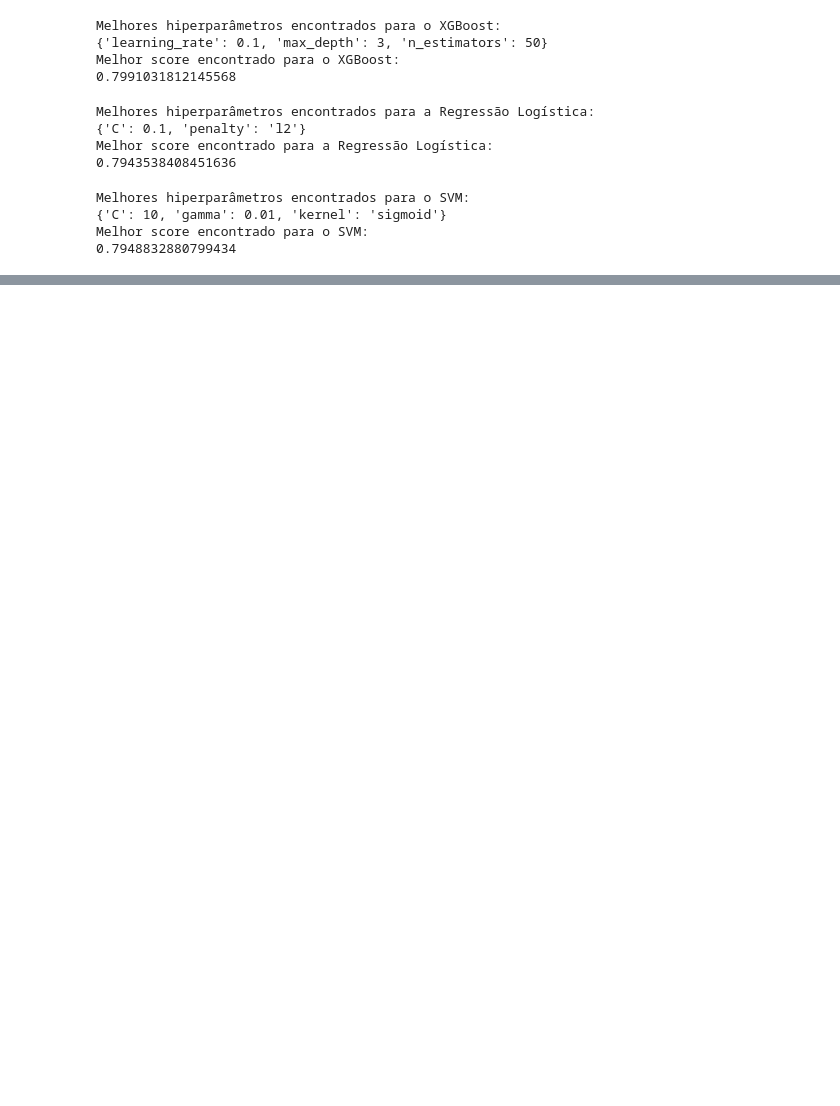
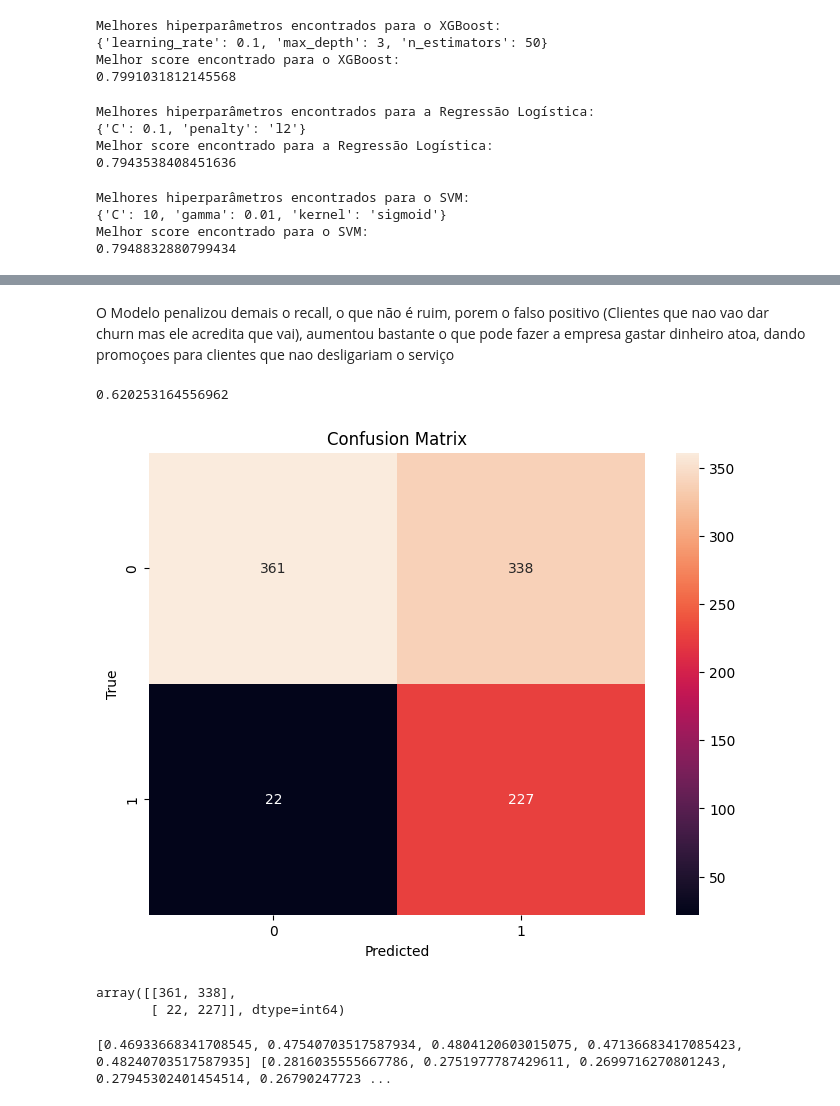
Before and after one commit to FilipeSCampos/Churn-ML, a Jupyter notebook: churn.ipynb, the cells around one changed output, grey strips where cells are left out. Cells and saved outputs as stored; diff of their text form; code cells hidden in the pictures; blank space fills up the shorter version.

```diff
--- a/churn.ipynb
+++ b/churn.ipynb
@@ -728,0 +784,24 @@ Matriz de Confusão:
+# %%
+from sklearn.model_selection import GridSearchCV
+from catboost import CatBoostClassifier
+
+# Definir os parâmetros para o grid search
+param_grid = {
+    'depth': [4, 6, 8],
+    'learning_rate': [0.01, 0.1, 0.3],
+    'iterations': [50, 100, 200],
+    'scale_pos_weight': [1, 2, 5]
+}
+
+# Criar o modelo CatBoost
+catboost = CatBoostClassifier(verbose=0)
+
+# Realizar o grid search
+grid_search = GridSearchCV(estimator=catboost, param_grid=param_grid, cv=5, scoring='recall', n_jobs=-1)
+grid_search.fit(X_train, y_train)
+
+# Imprimir os melhores hiperparâmetros e score encontrado
+print("Melhores hiperparâmetros encontrados para o CatBoost:")
+print(grid_search.best_params_)
+print("Melhor score encontrado para o CatBoost:")
+print(grid_search.best_score_)
@@ -728,0 +813,9 @@ Matriz de Confusão:
+# %%
+# Treinar o modelo CatBoost com os melhores hiperparâmetros encontrados
+best_catboost = CatBoostClassifier(depth=4, iterations=100, learning_rate=0.01, scale_pos_weight=5, verbose=0)
+best_catboost.fit(X_train, y_train)
+
+# Avaliar o modelo
+y_pred_catboost = best_catboost.predict(X_test)
+print("CatBoost com melhores hiperparâmetros:")
+print(classification_report(y_test, y_pred_catboost))
@@ -728,0 +832,21 @@ Matriz de Confusão:
+# %% [markdown]
+O Modelo penalizou demais o recall, o que não é ruim, porem o falso positivo (Clientes que nao vao dar churn mas ele acredita que vai), aumentou bastante o que pode fazer a empresa gastar dinheiro atoa, dando promoçoes para clientes que nao desligariam o serviço
+# %%
+print(accuracy_score(y_test, y_pred_catboost))
+# Plotar matriz de confusão
+cm = confusion_matrix(y_test, y_pred_catboost)
+plt.figure(figsize=(8, 6))
+sns.heatmap(cm, annot=True, cmap='rocket', fmt='g')
+plt.xlabel('Predicted')
+plt.ylabel('True')
+plt.title('Confusion Matrix')
+plt.gca().set_facecolor('black')
+plt.show()
+# %% [output]
+0.620253164556962
+[figure, added]
+# %%
+confusion_matrix(y_test, y_pred_catboost)
+# %% [output]
+array([[361, 338],
+       [ 22, 227]], dtype=int64)
@@ -728,0 +888,4 @@ Matriz de Confusão:
+# %%
+print(mean_scores, bias_scores, variance_scores)
+# %% [output]
+[0.46933668341708545, 0.47540703517587934, 0.4804120603015075, 0.47136683417085423, 0.48240703517587935] [0.2816035555667786, 0.2751977787429611, 0.2699716270801243, 0.27945302401454514, 0.26790247723 ...
```
Also changed, not shown: parts of 23 cells of this notebook, 5 other files.
